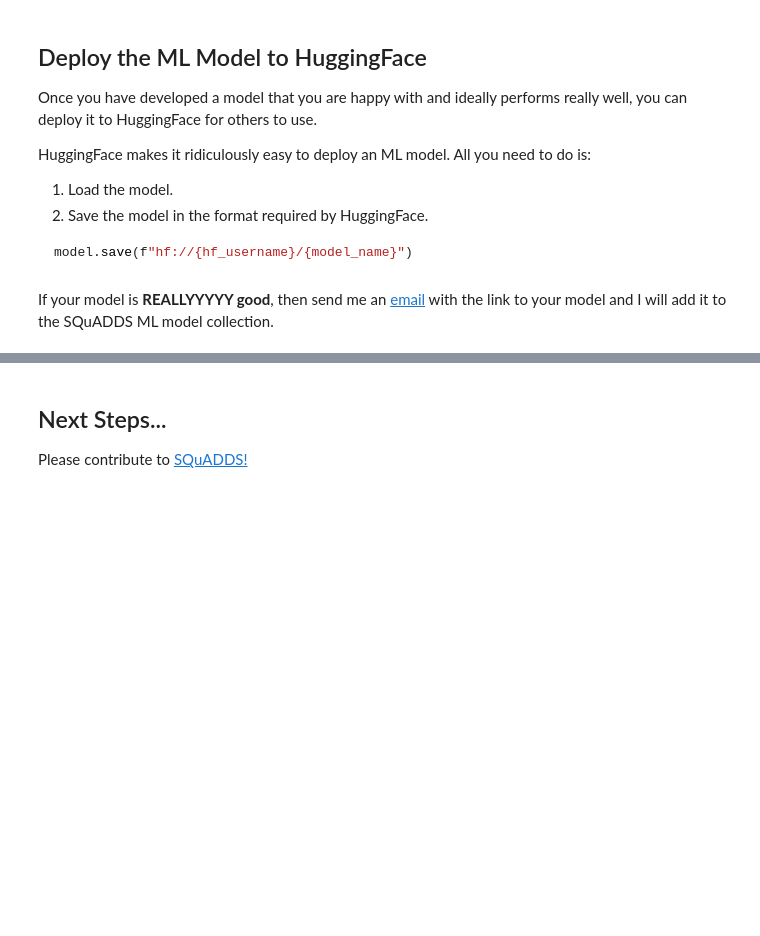
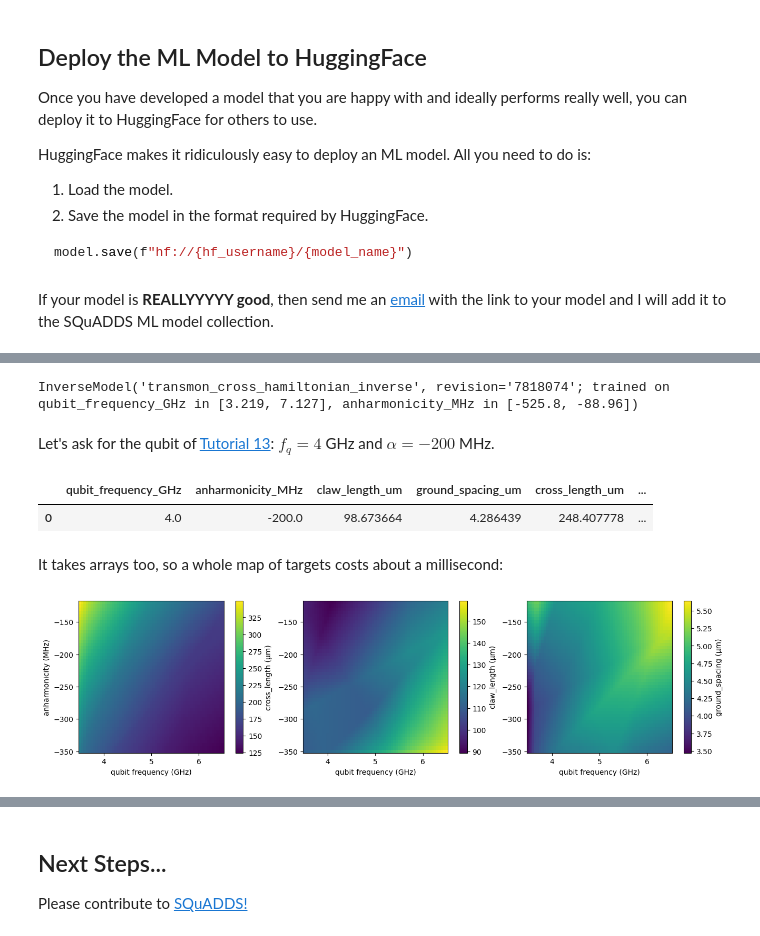
Before and after one commit to LFL-Lab/SQuADDS, a Jupyter notebook: tutorials/Tutorial-8_ML_interpolation_in_SQuADDS.ipynb, the cells around one changed output, grey strips where cells are left out. Saved outputs shown, nothing was run; the diff lists cells and outputs as text; code cells hidden in the pictures; blank space fills up the shorter version.

Commit message:
Release 0.5.3: TransmonCross inverse model (#86)

```diff
--- a/tutorials/Tutorial-8_ML_interpolation_in_SQuADDS.ipynb
+++ b/tutorials/Tutorial-8_ML_interpolation_in_SQuADDS.ipynb
@@ -451,0 +458,38 @@ If your model is **REALLYYYYY good**, then send me an [email](mailto:shanto@usc.
+# %%
+import os
+import warnings
+
+os.environ.setdefault("QISKIT_METAL_HEADLESS", "1")
+warnings.filterwarnings("ignore")
+
+from squadds.ml.inverse import load_model
+
+model = load_model()
+model
+# %% [output]
+InverseModel('transmon_cross_hamiltonian_inverse', revision='7818074'; trained on qubit_frequency_GHz in [3.219, 7.127], anharmonicity_MHz in [-525.8, -88.96])
+# %% [markdown]
+Let's ask for the qubit of [Tutorial 13](https://lfl-lab.github.io/SQuADDS/source/tutorials/Tutorial-13_From_Layout_to_Hamiltonian_with_ML.html): $f_q = 4$ GHz and $\alpha = -200$ MHz.
+# %%
+target = {"qubit_frequency_GHz": 4.0, "anharmonicity_MHz": -200}
+model.predict(**target)
+# %% [output]
+|  | qubit_frequency_GHz | anharmonicity_MHz | claw_length_um | ground_spacing_um | cross_length_um | ... |
+| 0 | 4.0 | -200.0 | 98.673664 | 4.286439 | 248.407778 | ... |
+# %% [markdown]
+It takes arrays too, so a whole map of targets costs about a millisecond:
+# %%
+import matplotlib.pyplot as plt
+import numpy as np
+
+f_grid, a_grid = np.meshgrid(np.linspace(3.5, 6.5, 61), np.linspace(-350, -120, 47))
+grid = model.predict(f_grid.ravel(), a_grid.ravel())
+
+fig, axes = plt.subplots(1, 3, figsize=(13, 3.4), constrained_layout=True)
+for ax, col in zip(axes, ["cross_length_um", "claw_length_um", "ground_spacing_um"]):
+    im = ax.pcolormesh(f_grid, a_grid, grid[col].to_numpy().reshape(f_grid.shape), shading="auto", cmap="viridis")
+    fig.colorbar(im, ax=ax, label=col.replace("_um", " (µm)"))
+    ax.set_xlabel("qubit frequency (GHz)")
+axes[0].set_ylabel("anharmonicity (MHz)");
+# %% [output]
+[figure, added]
```
Also changed, not shown: parts of 11 cells of this notebook, 10 other files.
